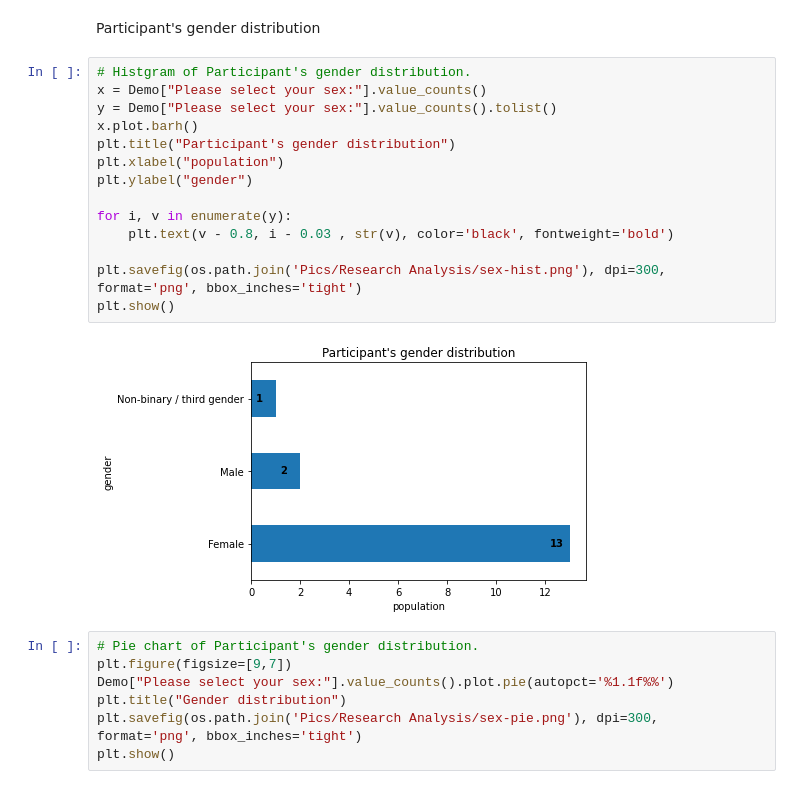
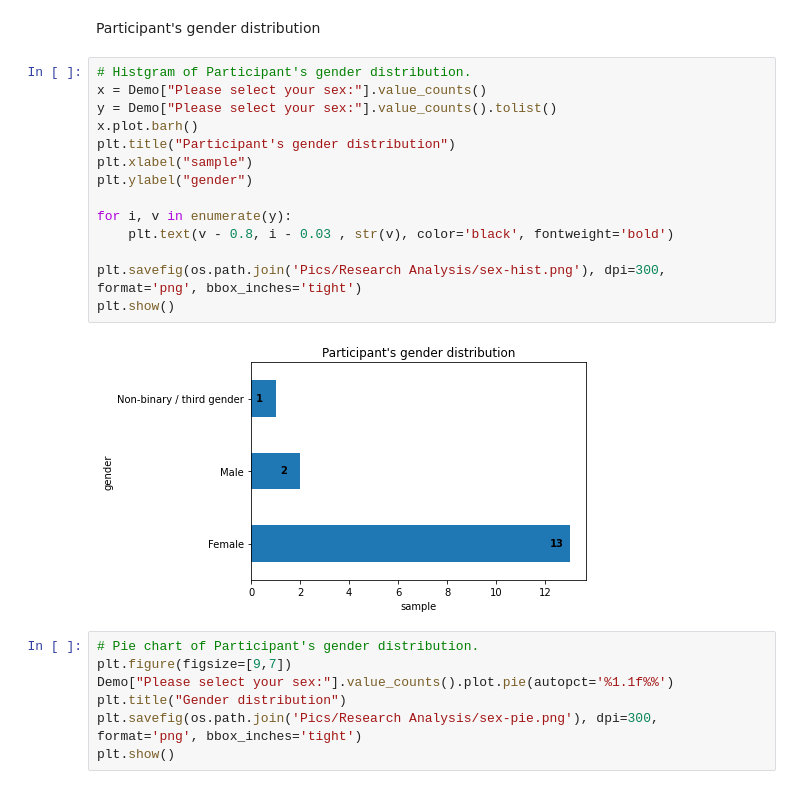
Before and after one commit to YuxuanZhou1/Character-Recorder-DA, a Jupyter notebook: Research Analysis.ipynb, the cells around one changed output. Drawn from its saved outputs; the diff is of its cells as text.

Commit message:
not population, it's sample

```diff
--- a/Research Analysis.ipynb
+++ b/Research Analysis.ipynb
@@ -12,19 +12,19 @@ Participant's gender distribution
 # %%
 # Histgram of Participant's gender distribution.
 x = Demo["Please select your sex:"].value_counts()
 y = Demo["Please select your sex:"].value_counts().tolist()
 x.plot.barh()
 plt.title("Participant's gender distribution")
-plt.xlabel("population")
+plt.xlabel("sample")
 plt.ylabel("gender")
 
 for i, v in enumerate(y):
     plt.text(v - 0.8, i - 0.03 , str(v), color='black', fontweight='bold')
 
 plt.savefig(os.path.join('Pics/Research Analysis/sex-hist.png'), dpi=300, format='png', bbox_inches='tight')
 plt.show()
 # %% [output]
-[figure, old version]
+[figure, new version]
 # %%
 # Pie chart of Participant's gender distribution.
 plt.figure(figsize=[9,7])
```
Also changed, not shown: parts of 3 cells of this notebook, 4 other files.
